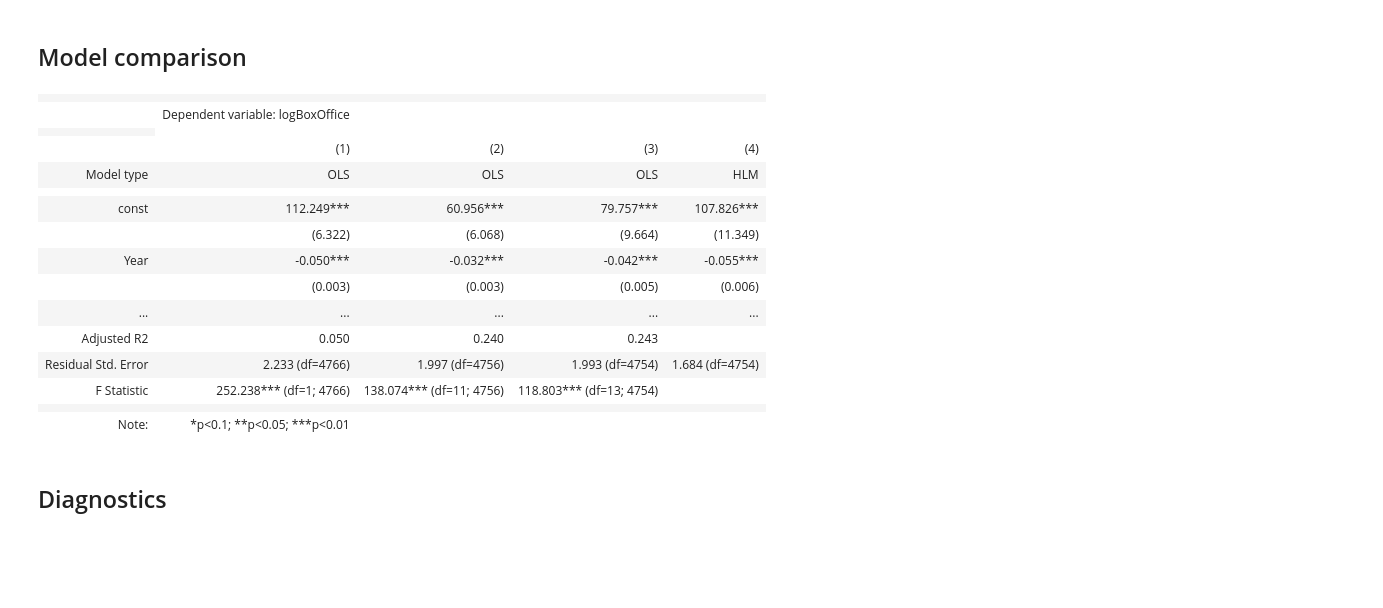
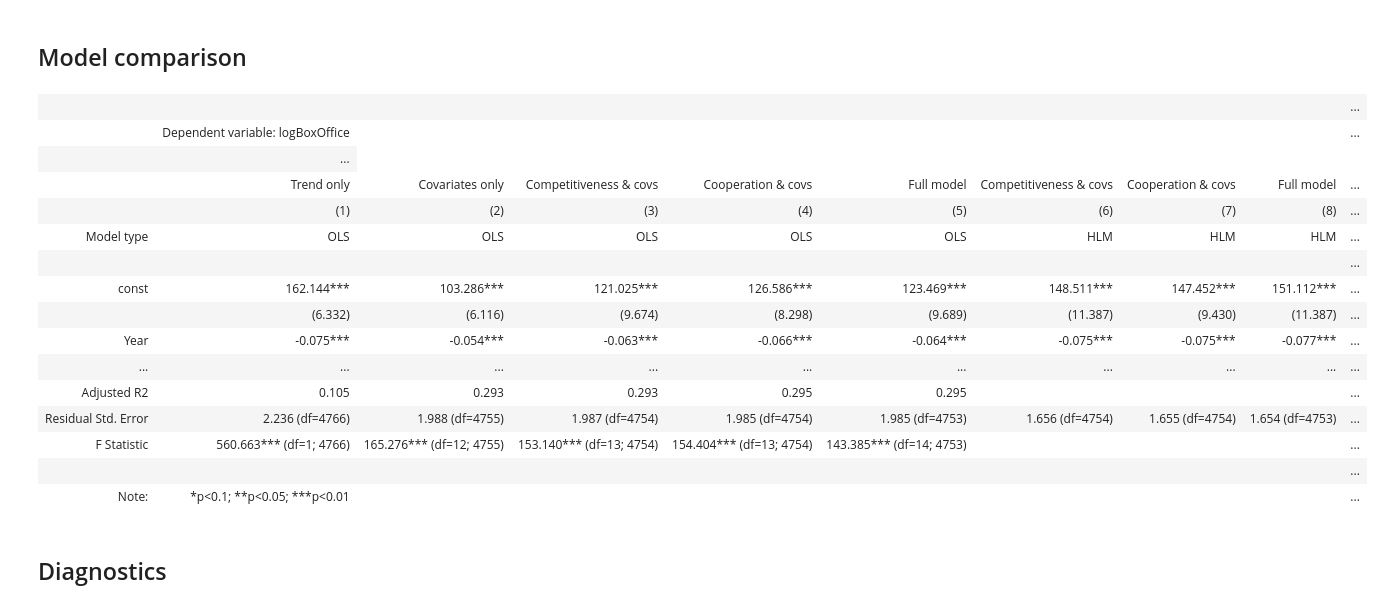
Before and after one commit to felbuch/movie_success_and_foreign_policy, a Jupyter notebook: 20-code/Multilevel Regression Models.ipynb, the cells around one changed output. Cells and saved outputs as stored; diff of their text form; code cells hidden in the pictures; blank space fills up the shorter version.

```diff
--- a/20-code/Multilevel Regression Models.ipynb
+++ b/20-code/Multilevel Regression Models.ipynb
@@ -156,12 +361,27 @@ stargazer
+# %%
+X = data[['Year',
+          'logRunTime',
+          'averageRating',
+          'isRated',
+          'ForeignLanguage',
+          'isCoproduction',
+          'nominated_award',
+          'win_award',
+          'won_Oscar',
+          'plot_sentiment_score',
+          'isPositivePlot',
+          'isFiction',
+          'Cooperativeness',
+          'Competitiveness',]].astype('float')
+X = sm.add_constant(X)
+y = data['logBoxOffice']
 # %%
-import statsmodels.api as sm
-
 # Defining the groups for varying intercepts (country and year combination)
 groups = data['Country'].astype(str) + ':' + data['Year'].astype(str)
 
 # Creating the mixed-effects model with varying intercepts for country-year combinations
-hlm = sm.MixedLM(y, X, groups=groups).fit()
+hlm_full = sm.MixedLM(y, X, groups=groups).fit()
 
 # Printing the summary of the model
-print(hlm.summary())
+print(hlm_full.summary())
 # %% [output]
@@ -187,28 +407,42 @@ Group Var              0.729    0.049
 # %%
 from stargazer.stargazer import Stargazer, LineLocation
 
-stargazer = Stargazer([ols_0, ols_1, ols_2, hlm])
+stargazer = Stargazer([ ols_baseline,
+                       ols_covs,
+                       ols_comp,
+                       ols_coop,
+                       ols_full,
+                       hlm_comp,
+                       hlm_coop,
+                       hlm_full,])
 stargazer.covariate_order(X.columns)
-#stargazer.custom_columns(['Trend only', 'Covariates only', 'All variables','Random Intercepts'], [1,1,1, 1])
-stargazer.add_line('Model type', ['OLS', 'OLS','OLS','HLM'], LineLocation.HEADER_BOTTOM)
+stargazer.custom_columns(['Trend only',
+                          'Covariates only',
+                          'Competitiveness & covs',
+                          'Cooperation & covs',
+                          'Full model',
+                          'Competitiveness & covs',
+                          'Cooperation & covs',
+                          'Full model'], [1,1,1,1,1,1,1,1])
+stargazer.add_line('Model type', ['OLS', 'OLS','OLS','OLS','OLS','HLM','HLM','HLM'], LineLocation.HEADER_BOTTOM)
 stargazer.show_model_numbers(True)
 stargazer
 # %% [output]
-|  |  |  |  |  |
-|  | Dependent variable: logBoxOffice |  |  |  |
-|  |
-|  | (1) | (2) | (3) | (4) |
-| Model type | OLS | OLS | OLS | HLM |
-|  |  |  |  |  |
-| const | 112.249*** | 60.956*** | 79.757*** | 107.826*** |
-|  | (6.322) | (6.068) | (9.664) | (11.349) |
-| Year | -0.050*** | -0.032*** | -0.042*** | -0.055*** |
-|  | (0.003) | (0.003) | (0.005) | (0.006) |
-| ... | ... | ... | ... | ... |
-| Adjusted R2 | 0.050 | 0.240 | 0.243 |  |
-| Residual Std. Error | 2.233 (df=4766) | 1.997 (df=4756) | 1.993 (df=4754) | 1.684 (df=4754) |
-| F Statistic | 252.238*** (df=1; 4766) | 138.074*** (df=11; 4756) | 118.803*** (df=13; 4754) |  |
-|  |  |  |  |  |
-| Note: | *p<0.1; **p<0.05; ***p<0.01 |  |  |  |
+|  |  |  |  |  |  |  |  |  | ... |
+|  | Dependent variable: logBoxOffice |  |  |  |  |  |  |  | ... |
+|  | ... |
+|  | Trend only | Covariates only | Competitiveness & covs | Cooperation & covs | Full model | Competitiveness & covs | Cooperation & covs | Full model | ... |
+|  | (1) | (2) | (3) | (4) | (5) | (6) | (7) | (8) | ... |
+| Model type | OLS | OLS | OLS | OLS | OLS | HLM | HLM | HLM | ... |
+|  |  |  |  |  |  |  |  |  | ... |
+| const | 162.144*** | 103.286*** | 121.025*** | 126.586*** | 123.469*** | 148.511*** | 147.452*** | 151.112*** | ... |
+|  | (6.332) | (6.116) | (9.674) | (8.298) | (9.689) | (11.387) | (9.430) | (11.387) | ... |
+| Year | -0.075*** | -0.054*** | -0.063*** | -0.066*** | -0.064*** | -0.075*** | -0.075*** | -0.077*** | ... |
+| ... | ... | ... | ... | ... | ... | ... | ... | ... | ... |
+| Adjusted R2 | 0.105 | 0.293 | 0.293 | 0.295 | 0.295 |  |  |  | ... |
+| Residual Std. Error | 2.236 (df=4766) | 1.988 (df=4755) | 1.987 (df=4754) | 1.985 (df=4754) | 1.985 (df=4753) | 1.656 (df=4754) | 1.655 (df=4754) | 1.654 (df=4753) | ... |
+| F Statistic | 560.663*** (df=1; 4766) | 165.276*** (df=12; 4755) | 153.140*** (df=13; 4754) | 154.404*** (df=13; 4754) | 143.385*** (df=14; 4753) |  |  |  | ... |
+|  |  |  |  |  |  |  |  |  | ... |
+| Note: | *p<0.1; **p<0.05; ***p<0.01 |  |  |  |  |  |  |  | ... |
 # %% [markdown]
 ## Diagnostics
```
Also changed, not shown: parts of 38 cells of this notebook, 1 other file.
